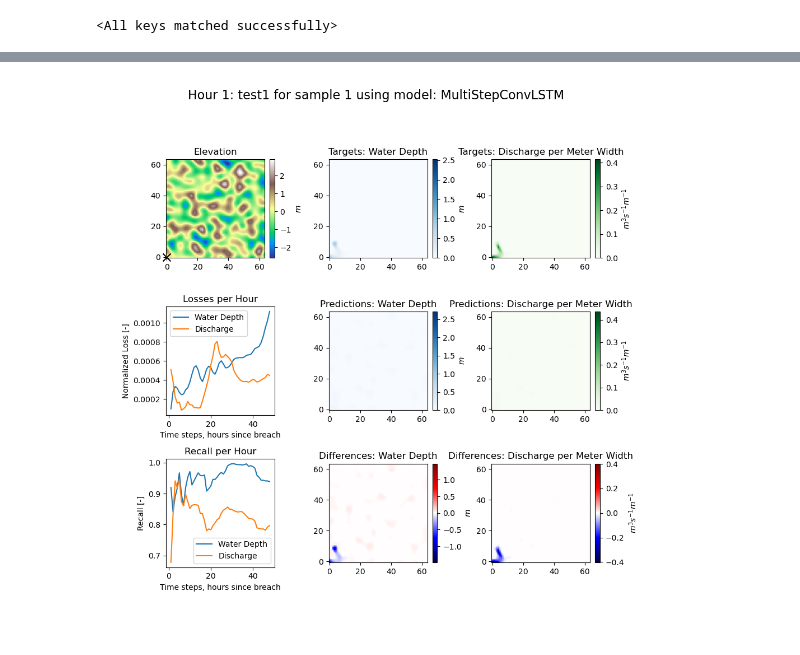
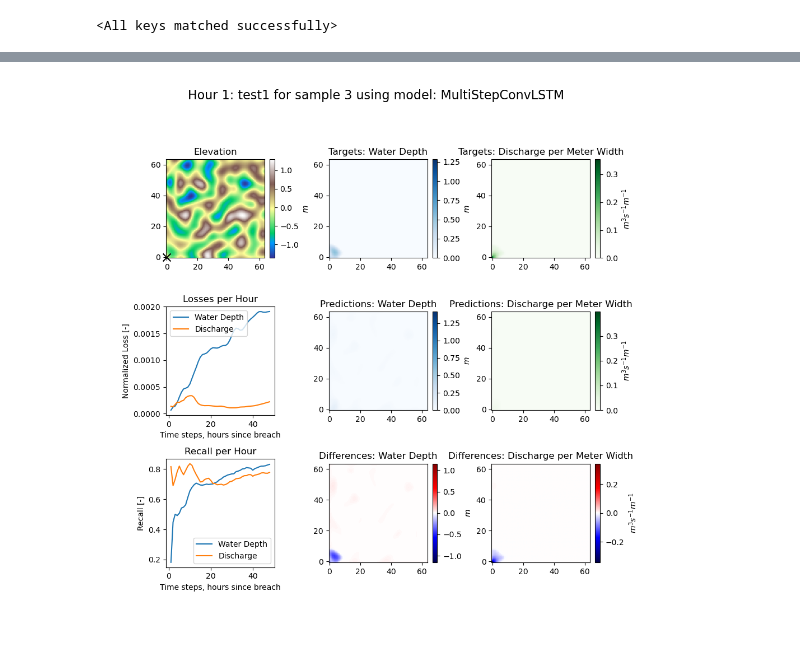
Before and after one commit to antoniomagherini99/FLOOD_group2, a Jupyter notebook: notebooks/Trained_conv_lstm.ipynb, the cells around one changed output, grey strips where cells are left out. Saved outputs shown, nothing was run; the diff lists cells and outputs as text; code cells hidden in the pictures.

```diff
--- a/notebooks/Trained_conv_lstm.ipynb
+++ b/notebooks/Trained_conv_lstm.ipynb
@@ -103,17 +97,17 @@ axs[3].scatter(non_zero_col, non_zero_row, color='k', marker='x', s=100,
 <matplotlib.collections.PathCollection at 0x...>
 [figure]
 # %%
-# Normalize the inputs and outputs using training dataset
-scaler_x, scaler_y = scaler(train_dataset)
+# Normalize the inputs and outputs using training dataset, this was done in previous notebook, only need to load the scalers
+scaler_x = joblib.load('models/Scalers/scaler_x.joblib')
+scaler_y = joblib.load('models/Scalers/scaler_y.joblib')
 
-normalized_train_dataset = normalize_dataset(train_dataset, scaler_x, scaler_y, train_val)
 norm_test1 = normalize_dataset(test_dataset1, scaler_x, scaler_y, test1)
 norm_test2 = normalize_dataset(test_dataset2, scaler_x, scaler_y, test2)
 norm_test3 = normalize_dataset(test_dataset3, scaler_x, scaler_y, test3)
 # %%
 # Model: has to be the same as in other notebook
-model = MultiStepConvLSTM(input_dim = normalized_train_dataset[0][0].shape[1],
-                          output_dim = normalized_train_dataset[0][1].shape[1],
+model = MultiStepConvLSTM(input_dim = norm_test1[0][0].shape[1],
+                          output_dim = norm_test1[0][1].shape[1],
                           hidden_dim = 8, kernel_size = (5, 5), num_layers = 4,
                           batch_first=True, bias=True, return_all_layers = False).to(device)
 # %%
@@ -197,4 +195,4 @@ plot_metrics(dataset_to_plot, model, identif, device)
 # %%
-plot_animation(1, norm_test1, model, test1, scaler_x, scaler_y, device = device, save = False)
+plot_animation(3, norm_test1, model, test1, scaler_x, scaler_y, device = device, save = False)
 # %% [output]
-[figure, old version]
+[figure, new version]
```
Also changed, not shown: parts of 10 cells of this notebook, 6 other files.
